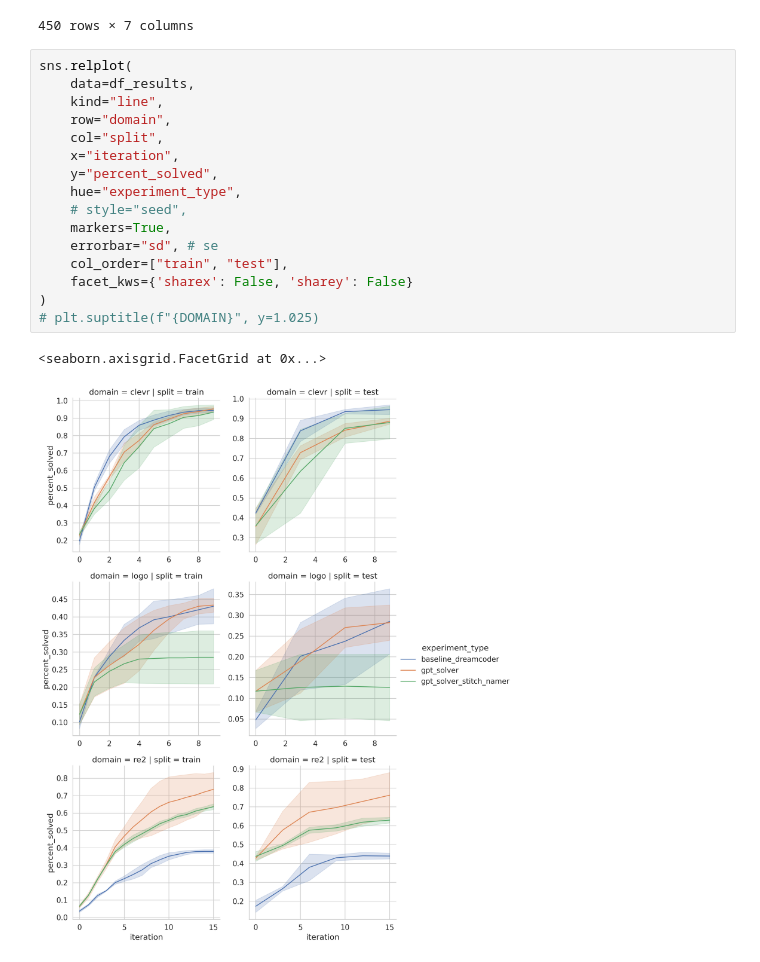
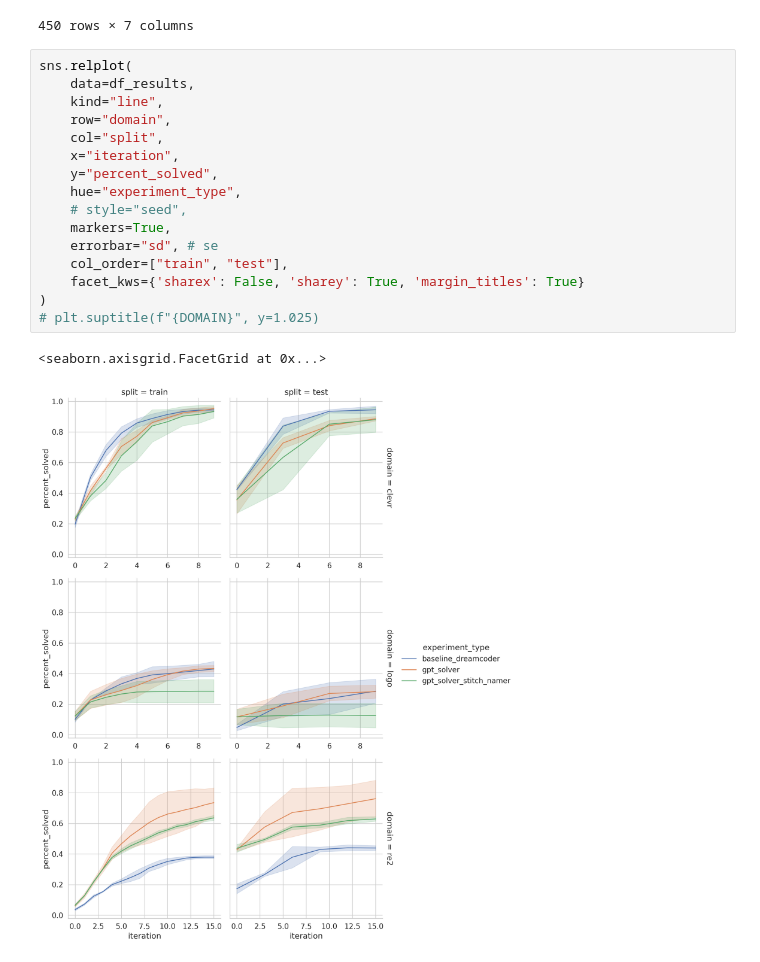
Before and after one commit to gabegrand/lilo, a Jupyter notebook: analysis/analyze_synthesis_experiment_multi_domain.ipynb, the cells around one changed output. Drawn from its saved outputs; the diff is of its cells as text.

```diff
--- a/analysis/analyze_synthesis_experiment_multi_domain.ipynb
+++ b/analysis/analyze_synthesis_experiment_multi_domain.ipynb
@@ -107,22 +107,22 @@ df_results
 # %%
 sns.relplot(
     data=df_results,
     kind="line",
     row="domain",
     col="split",
     x="iteration",
     y="percent_solved",
     hue="experiment_type",
     # style="seed",
     markers=True,
     errorbar="sd", # se
     col_order=["train", "test"],
-    facet_kws={'sharex': False, 'sharey': False}
+    facet_kws={'sharex': False, 'sharey': True, 'margin_titles': True}
 )
 # plt.suptitle(f"{DOMAIN}", y=1.025)
 # %% [output]
 <seaborn.axisgrid.FacetGrid at 0x...>
-[figure, old version]
+[figure, new version]
 # %%
 sns.relplot(
     data=df_results,
```
Also changed, not shown: parts of 4 cells of this notebook, 1 other file.
